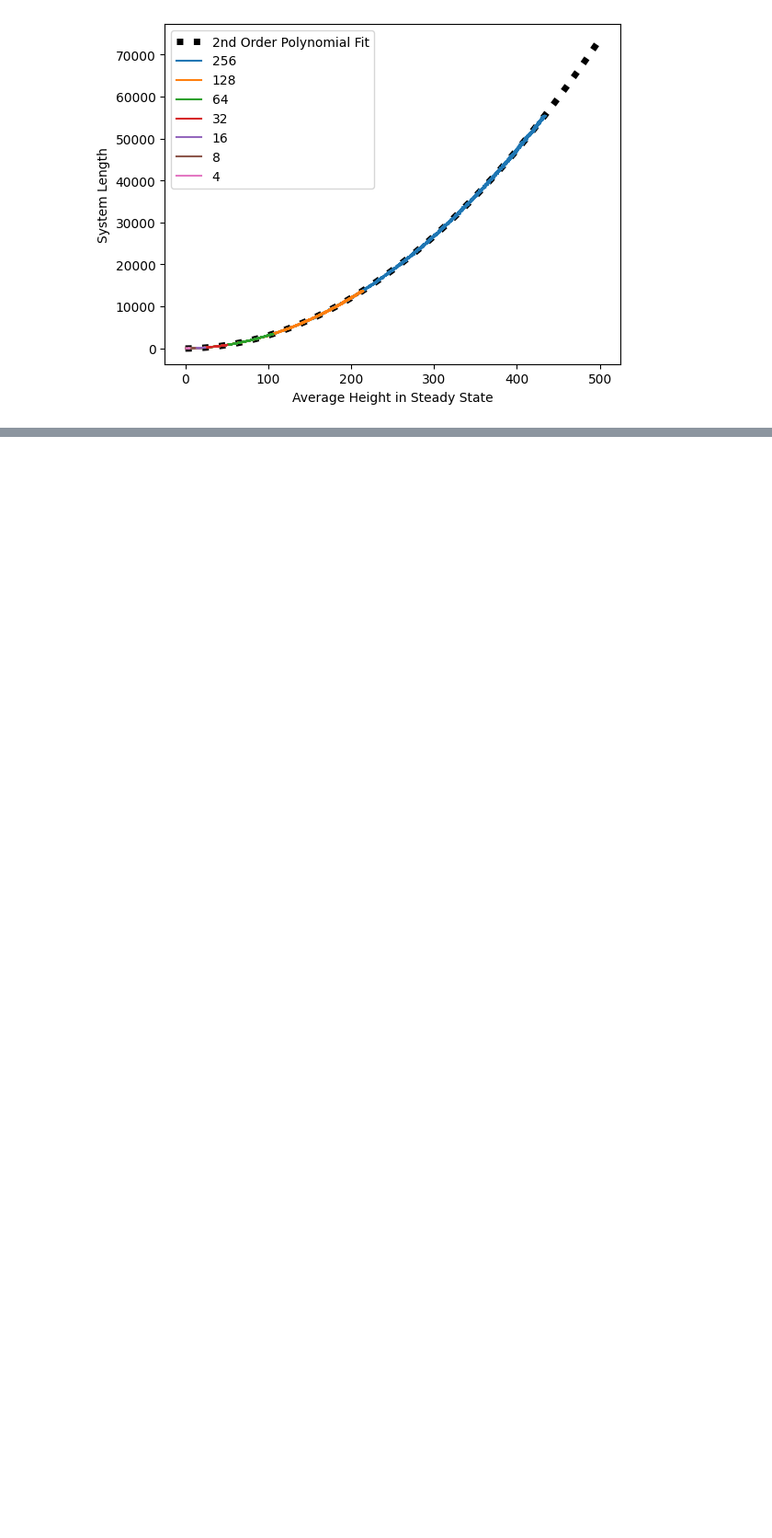
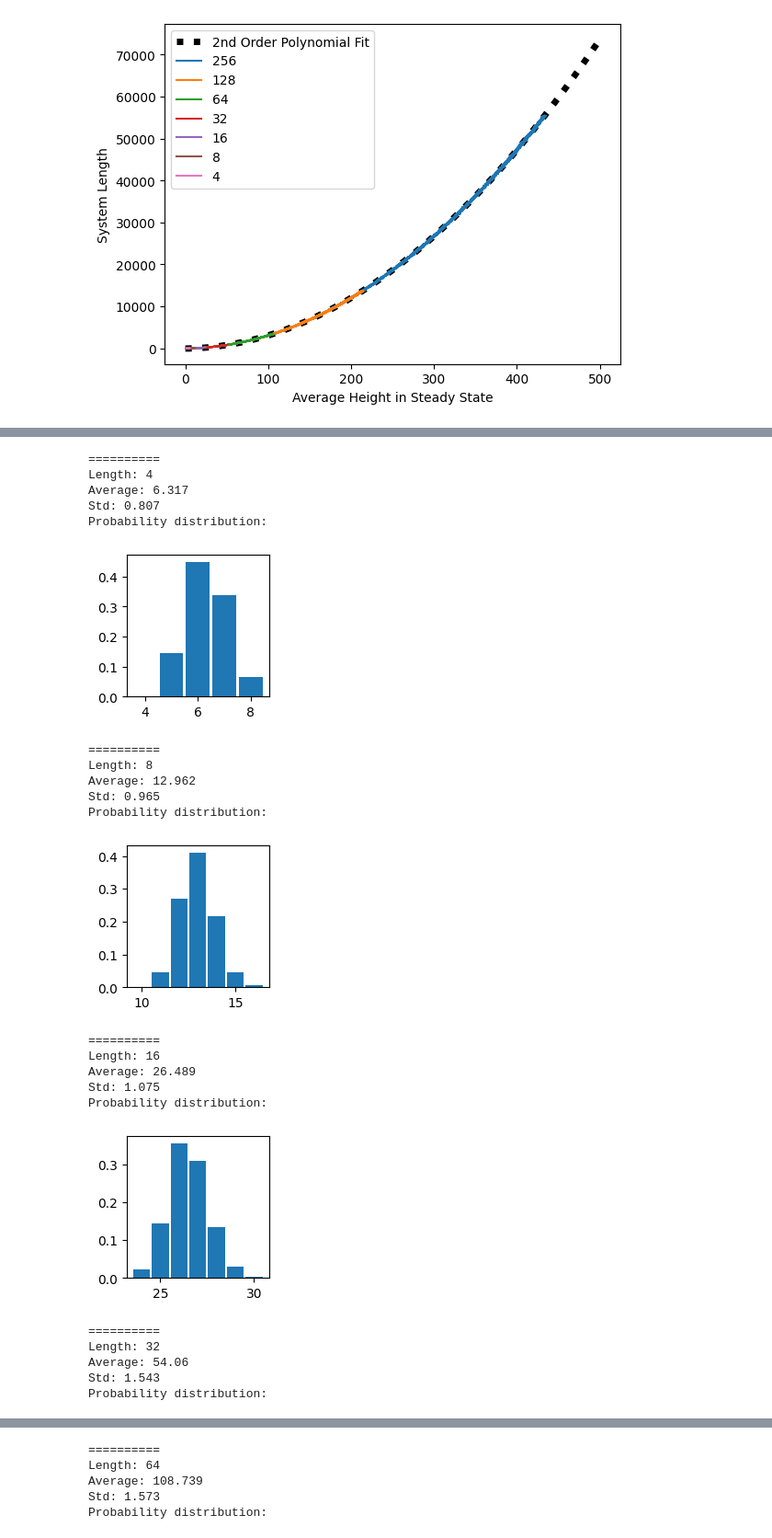
Before and after one commit to bdgrichards/oslo, a Jupyter notebook: oslo.ipynb, the cells around one changed output, grey strips where cells are left out. Shown at 92% size. Cells and saved outputs as stored; diff of their text form; code cells hidden in the pictures; blank space fills up the shorter version.

```diff
--- a/oslo.ipynb
+++ b/oslo.ipynb
@@ -458,0 +506,38 @@ plt.show()
+# %%
+for i in range(len(lengths)):
+    data = height_sequence_list[i]
+    print("="*10)
+    print("Length:", lengths[i])
+    average = np.average(data)
+    print("Average:", average)
+    std = np.std(data)
+    print("Std:", "%.3f" % std)
+    print("Probability distribution:")
+    plt.subplots(figsize=(2, 2))
+    plt.hist(data, max(data) - min(data) + 1, density=True,
+             rwidth=0.9, range=(min(data)-0.5, max(data)+0.5))
+    plt.show()
+# %% [output]
+==========
+Length: 4
+Average: 6.317
+Std: 0.807
+Probability distribution:
+[figure, added]
+==========
+Length: 8
+Average: 12.962
+Std: 0.965
+Probability distribution:
+[figure, added]
+==========
+Length: 16
+Average: 26.489
+Std: 1.075
+Probability distribution:
+[figure, added]
+==========
+Length: 32
+Average: 54.06
+Std: 1.543
+Probability distribution:
@@ -458,0 +545,5 @@ plt.show()
+==========
+Length: 64
+Average: 108.739
+Std: 1.573
+Probability distribution:
```
Also changed, not shown: parts of 7 cells of this notebook.
